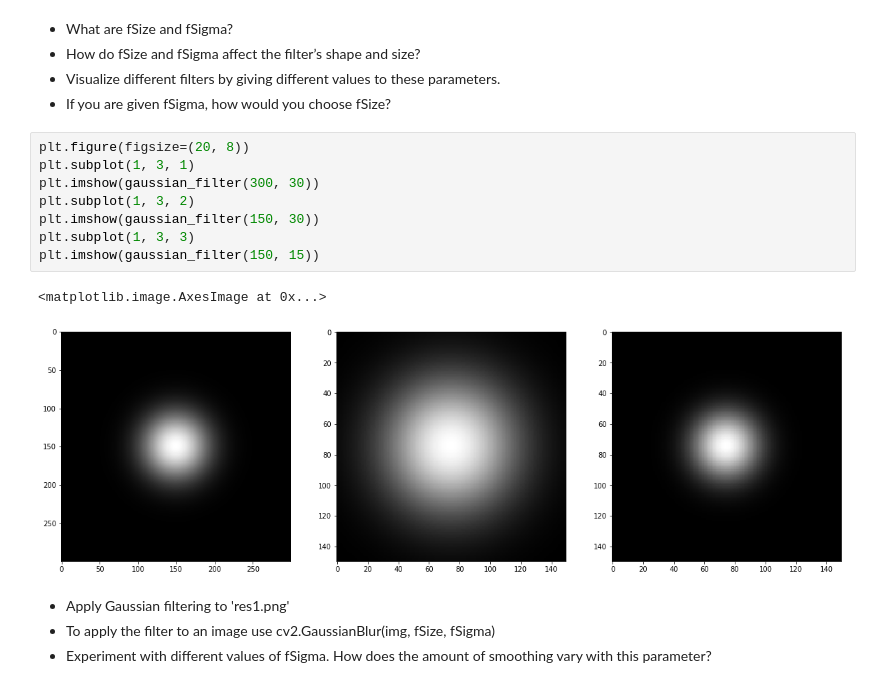
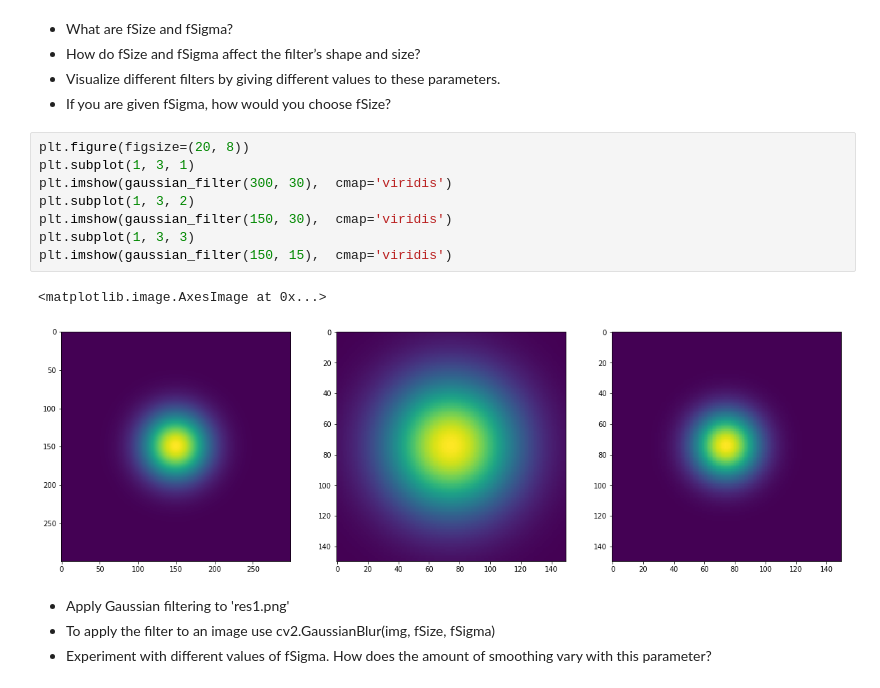
Before and after one commit to ownzonefeng/CV-Exercises, a Jupyter notebook: EX2/Convolution, Filtering and Gradients.ipynb, the cells around one changed output. Cells and saved outputs as stored; diff of their text form.

```diff
--- a/EX2/Convolution, Filtering and Gradients.ipynb
+++ b/EX2/Convolution, Filtering and Gradients.ipynb
@@ -168,14 +168,14 @@ def gaussian_filter(fSize, fSigma):
 # %%
 plt.figure(figsize=(20, 8))
 plt.subplot(1, 3, 1)
-plt.imshow(gaussian_filter(300, 30))
+plt.imshow(gaussian_filter(300, 30),  cmap='viridis')
 plt.subplot(1, 3, 2)
-plt.imshow(gaussian_filter(150, 30))
+plt.imshow(gaussian_filter(150, 30),  cmap='viridis')
 plt.subplot(1, 3, 3)
-plt.imshow(gaussian_filter(150, 15))
+plt.imshow(gaussian_filter(150, 15),  cmap='viridis')
 # %% [output]
 <matplotlib.image.AxesImage at 0x...>
-[figure, old version]
+[figure, new version]
 # %% [markdown]
 * Apply Gaussian filtering to 'res1.png'
 * To apply the filter to an image use cv2.GaussianBlur(img, fSize, fSigma)
```
Also changed, not shown: parts of 2 cells of this notebook, 22 other files.
